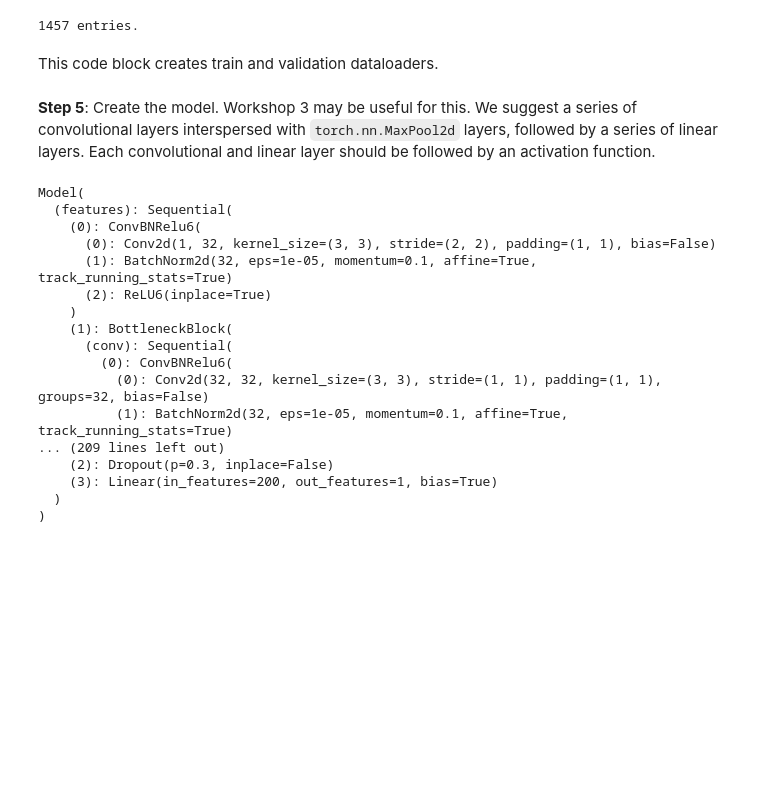
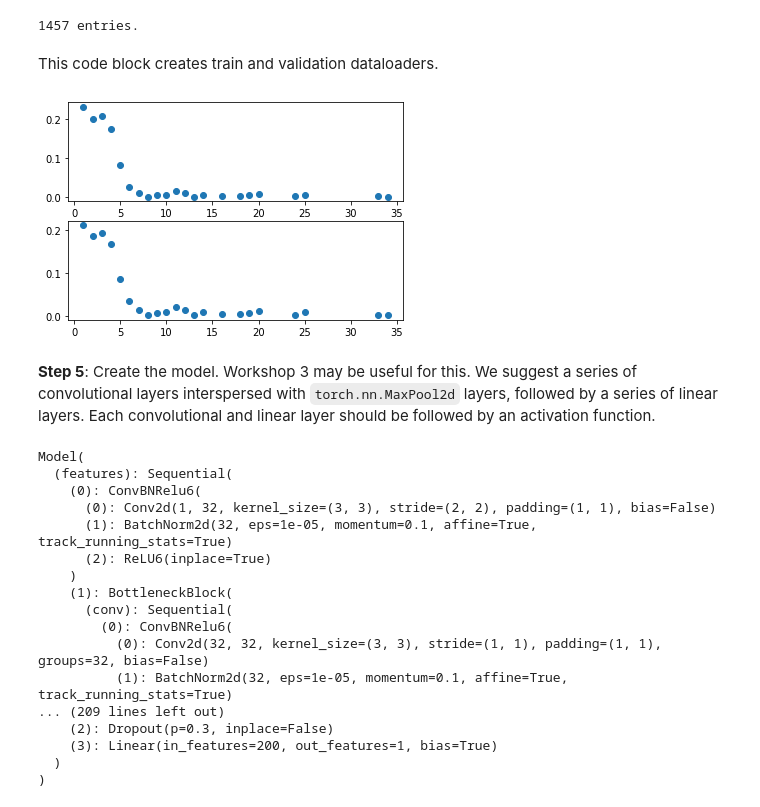
Before and after one commit to zy-f/la-income, a Jupyter notebook: Framework.ipynb, the cells around one changed output. Saved outputs shown, nothing was run; the diff lists cells and outputs as text; code cells hidden in the pictures; blank space fills up the shorter version.

```diff
--- a/Framework.ipynb
+++ b/Framework.ipynb
@@ -256,24 +256,32 @@ This code block creates train and validation dataloaders.
 # %%
 from collections import Counter
 all_tile_incomes = np.array([dset.get_label(i) for i in range(len(dset))])
 counts = Counter((all_tile_incomes//25).astype(int))
 bucket_distrib = {}
 sum_for_norm = 0
+plt.figure(1)
+plt.subplot(211)
+x1, y1 = zip(*counts.items())
+y1 = np.array(y1)/sum(y1)
+plt.scatter(x1, y1)
+
 for bucket in counts.keys():
     bucket_distrib[bucket] = counts[bucket]**.85
     sum_for_norm += bucket_distrib[bucket]
 
 bucket_distrib = {k:v/sum_for_norm for k,v in bucket_distrib.items()}
+plt.subplot(212)
+plt.scatter(*zip(*bucket_distrib.items()))
+plt.show()
 
 p_distrib = []
 for x in all_tile_incomes:
     bckt = x//25
     p_distrib.append(bucket_distrib[bckt]/counts[bckt])
 
 p_distrib = np.array(p_distrib)
-
-# avg_diff = np.abs(diffs).mean()
-# print(avg_diff)
+# %% [output]
+[figure, added]
 # %%
 validation_split = 0.10
 dataset_size = len(dset)
```
Also changed, not shown: parts of 5 cells of this notebook.
